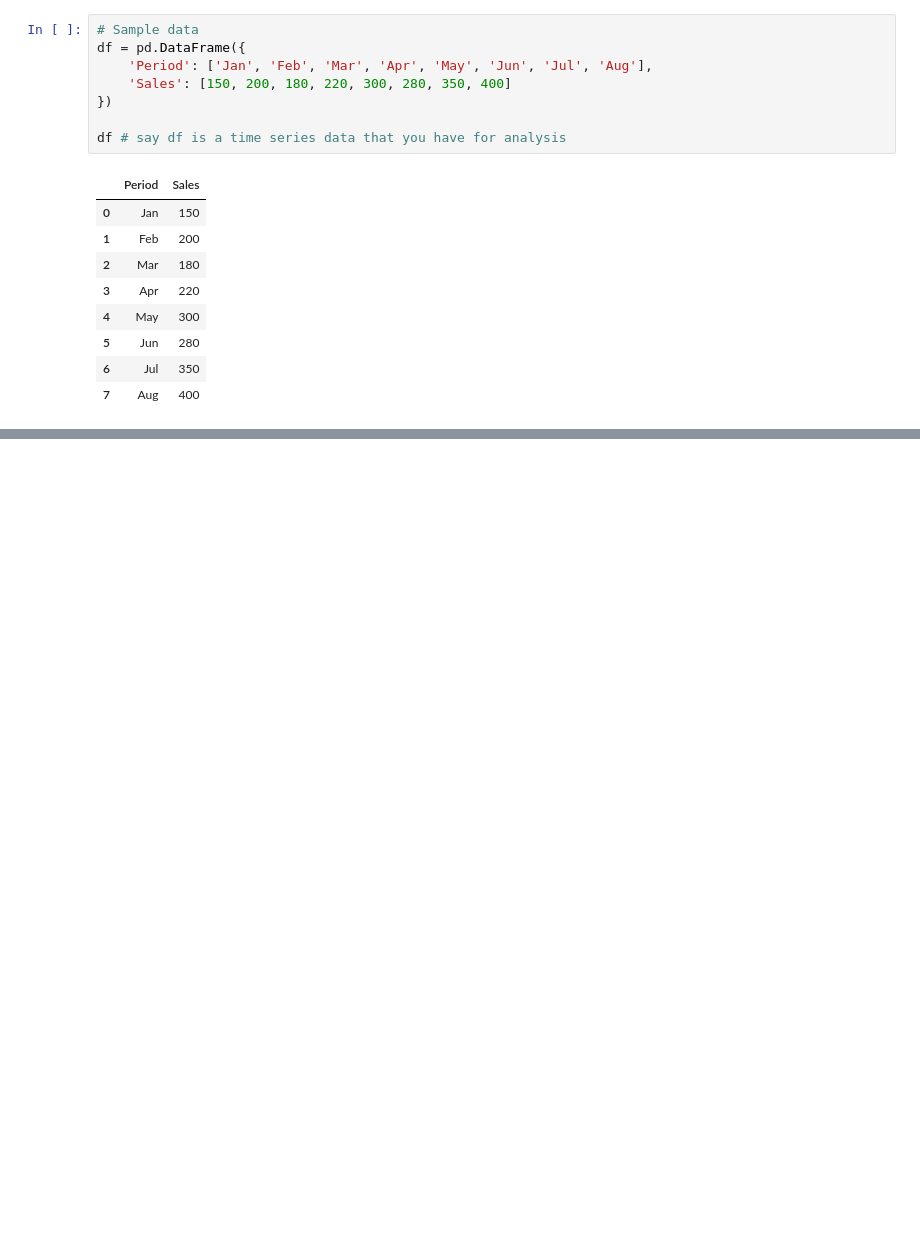
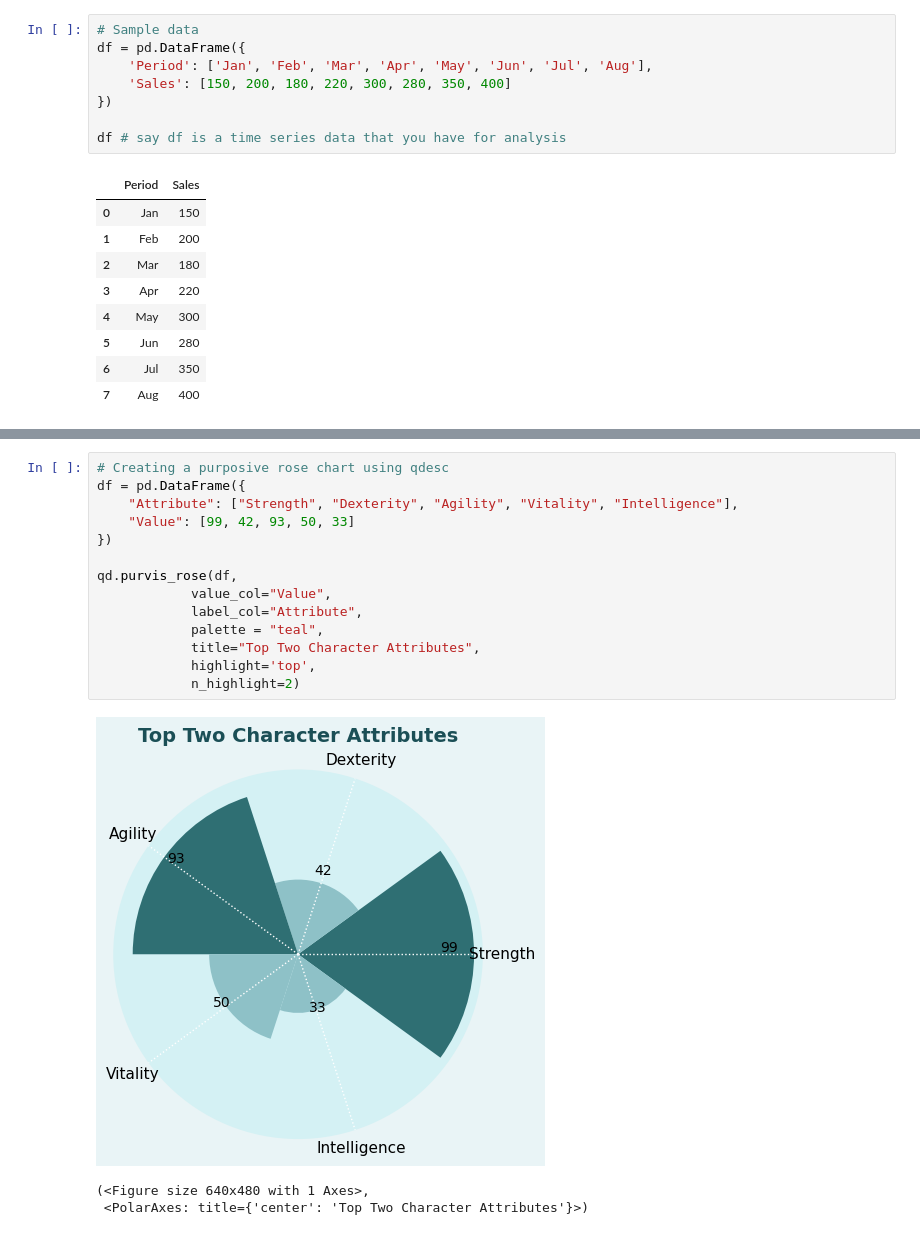
Before and after one commit to Dcroix/qdesc, a Jupyter notebook: Qdesc Demo Notebook Three.ipynb, the cells around one changed output, grey strips where cells are left out. Drawn from its saved outputs; the diff is of its cells as text; blank space fills up the shorter version.

```diff
--- a/Qdesc Demo Notebook Three.ipynb
+++ b/Qdesc Demo Notebook Three.ipynb
@@ -106,0 +110,18 @@ qd.purvis_line(
+# %%
+# Creating a purposive rose chart using qdesc
+df = pd.DataFrame({
+    "Attribute": ["Strength", "Dexterity", "Agility", "Vitality", "Intelligence"],
+    "Value": [99, 42, 93, 50, 33]
+})
+
+qd.purvis_rose(df,
+            value_col="Value",
+            label_col="Attribute",
+            palette = "teal",
+            title="Top Two Character Attributes",
+            highlight='top',
+            n_highlight=2)
+# %% [output]
+[figure, added]
+(<Figure size 640x480 with 1 Axes>,
+ <PolarAxes: title={'center': 'Top Two Character Attributes'}>)
```
Also changed, not shown: parts of 6 cells of this notebook.
